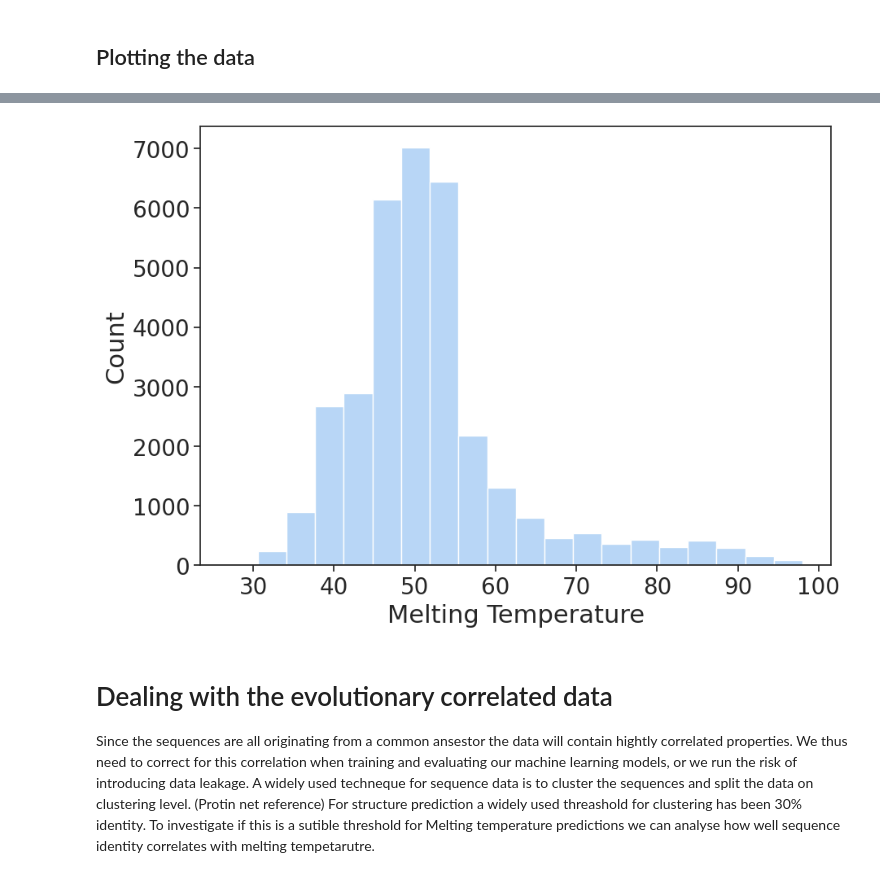
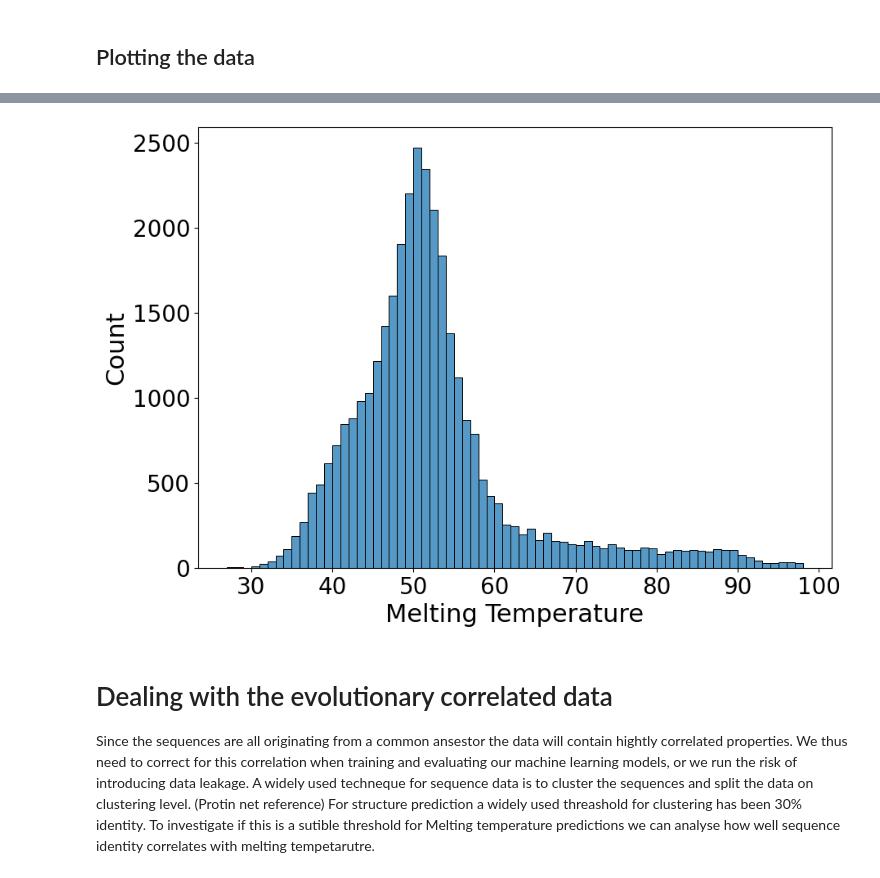
Before and after one commit to Umbriona/Classificationin_in_bioinformatics, a Jupyter notebook: src/Data_analysis.ipynb, the cells around one changed output, grey strips where cells are left out. Drawn from its saved outputs; the diff is of its cells as text; code cells hidden in the pictures.

```diff
--- a/src/Data_analysis.ipynb
+++ b/src/Data_analysis.ipynb
@@ -45,10 +45,10 @@ plt.show()
 # %%
 plt.figure(figsize=[10,7])
 df_data = pd.DataFrame(df_data)
-sns.histplot(data=df_data, x= "Melting Temperature", palette="light:g", bins = 20)
+sns.histplot(data=df_data, x= "Melting Temperature", palette="light:g", bins = 71)
 plt.show()
 # %% [output]
-[figure, old version]
+[figure, new version]
 # %% [markdown]
 # Dealing with the evolutionary correlated data
 
```
Also changed, not shown: parts of 6 cells of this notebook, 22 other files.
